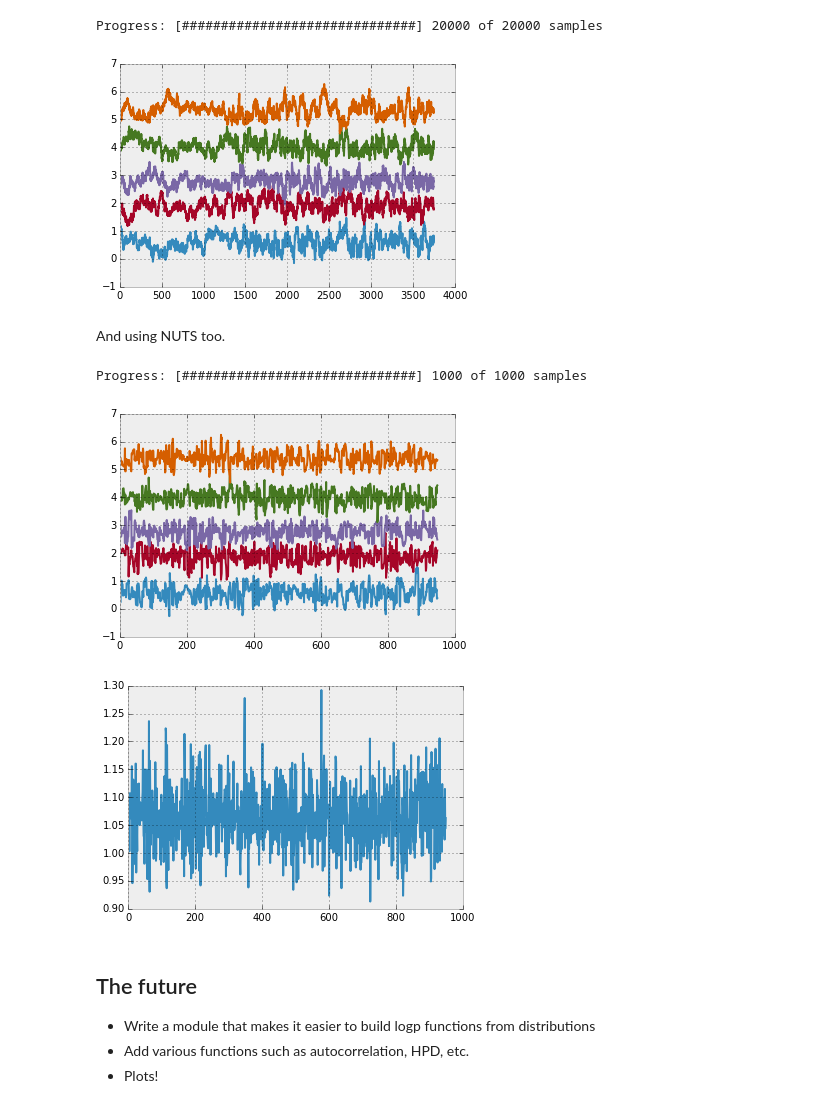
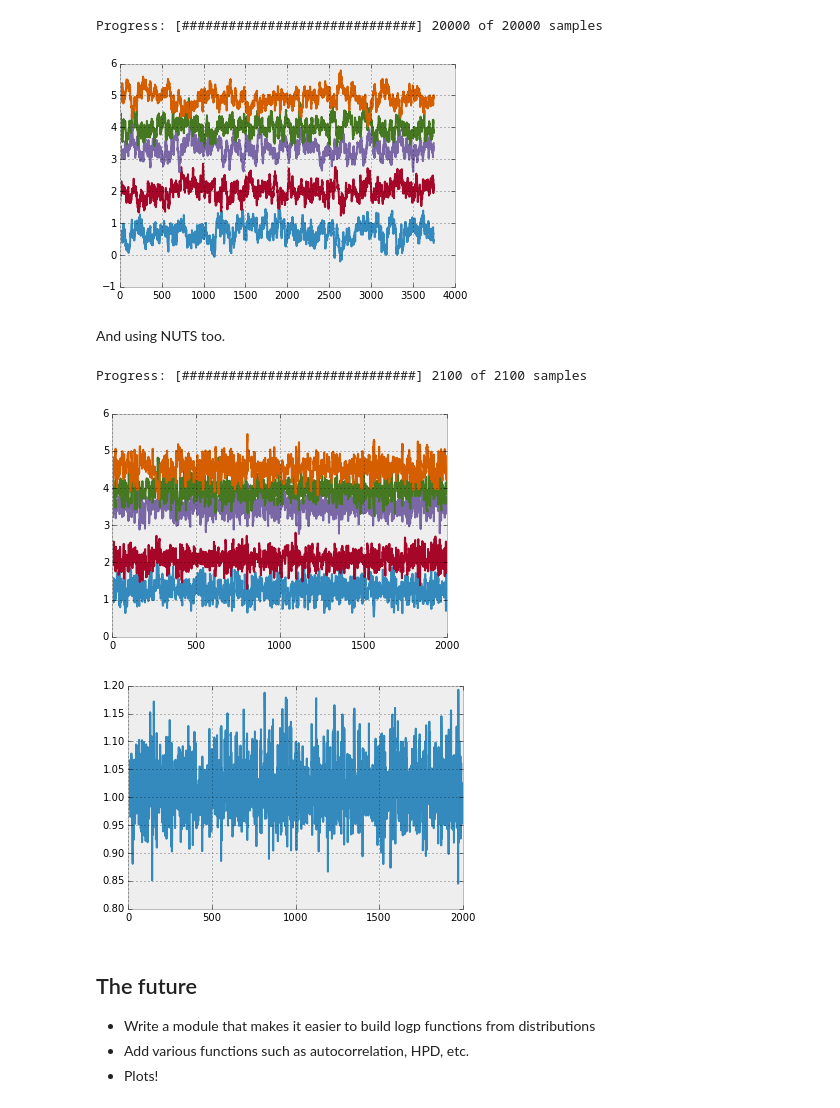
Before and after one commit to mcleonard/sampyl, a Jupyter notebook: Examples.ipynb, the cells around one changed output. Saved outputs shown, nothing was run; the diff lists cells and outputs as text; code cells hidden in the pictures.

```diff
--- a/Examples.ipynb
+++ b/Examples.ipynb
@@ -13,4 +27,4 @@ from sampyl import np
 # %%
 mu, sig = 3, 2
 def logp(x):
-    return -0.5*np.log(2*np.pi) - 0.5*np.log(sig**2) - np.sum((x - mu)**2)/(2*sig**2)
+    return  -np.log(sig) - (x - mu)**2/(2*sig**2)
@@ -62,7 +82,11 @@ P(\lambda_2) &\sim \mathrm{Exp}(1)
 # %%
-# Fake data for the day before and after placing the ad
-before = np.random.poisson(7, size=12)
-after = np.random.poisson(9, size=12)
+# Fake data for the day before and after placing the ad.
+# We'll make the calls increase by 2 an hour. Record data for each
+# hour over two work days.
+before = np.random.poisson(7, size=16)
+after = np.random.poisson(9, size=16)
+
+# Define the log-P function here
 def logp(lam1, lam2):
     # Rates for Poisson must be > 0
     if lam1 <= 0 or lam2 <=0:
@@ -144,16 +178,16 @@ from sampyl.priors import bound, prior_map, uniform
 # %%
+from sampyl.priors import bound, prior_map, uniform
 # Here, b is a length 5 array of coefficients
 def logp(b, sig):
     if sig <=0:
         return -np.inf
     n = len(y)
     y_hat = np.dot(X, b)
-    likelihood = -n*0.5*np.log(2*np.pi) - \
-                  n*0.5*np.log(sig**2) - \
+    likelihood = -n*np.log(sig) - \
                   np.sum((y - y_hat)**2)/(2*sig**2)
 
-    # Jeffrey's prior for sigma, and bound it to > 0
-    prior_sig = bound(-np.log(sig), sig > 0)
+    # Jeffrey's prior for sigma
+    prior_sig = -np.log(sig)
 
     # Uniform priors on coefficients
     prior_b = prior_map(uniform, b, lower=-5, upper=10).sum()
@@ -163,30 +197,30 @@ def logp(b, sig):
 start = smp.find_MAP(logp, {'b': np.ones(5), 'sig': 1.},
                      bounds={'b':(-5, 10), 'sig':(0.01, None)})
 metro = smp.Metropolis(logp, start=start)
-trace = metro.sample(20000, burn=5000, thin=4)
+chain = metro.sample(20000, burn=5000, thin=4)
 # %% [output]
 Progress: [##############################] 20000 of 20000 samples
 # %%
-_ = plt.plot(trace.b)
+_ = plt.plot(chain.b)
 # %% [output]
-[figure, old version]
+[figure, new version]
 # %% [markdown]
 And using NUTS too.
 # %%
 start = smp.find_MAP(logp, {'b': np.ones(5), 'sig': 1.},
                      bounds={'b':(-5, 10), 'sig':(0.01, None)})
 nuts = smp.NUTS(logp, start=start)
-trace = nuts.sample(1000, burn=50)
+chain = nuts.sample(2100, burn=100)
 # %% [output]
-Progress: [##############################] 1000 of 1000 samples
+Progress: [##############################] 2100 of 2100 samples
 # %%
-_ = plt.plot(trace.b)
+_ = plt.plot(chain.b)
 # %% [output]
-[figure, old version]
+[figure, new version]
 # %%
-_ = plt.plot(trace.sig)
+_ = plt.plot(chain.sig)
 # %% [output]
-[figure, old version]
+[figure, new version]
 # %% [markdown]
 The future
 ----------
```
Also changed, not shown: parts of 23 cells of this notebook.
